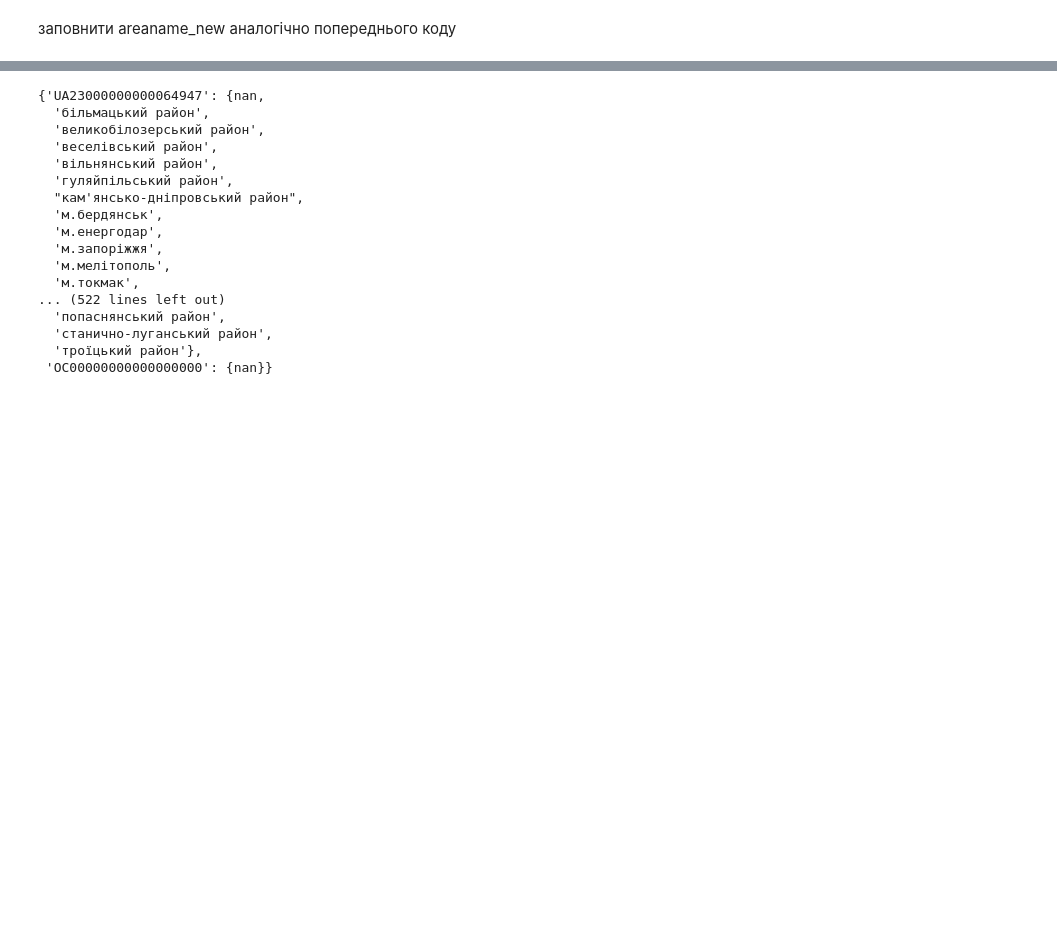
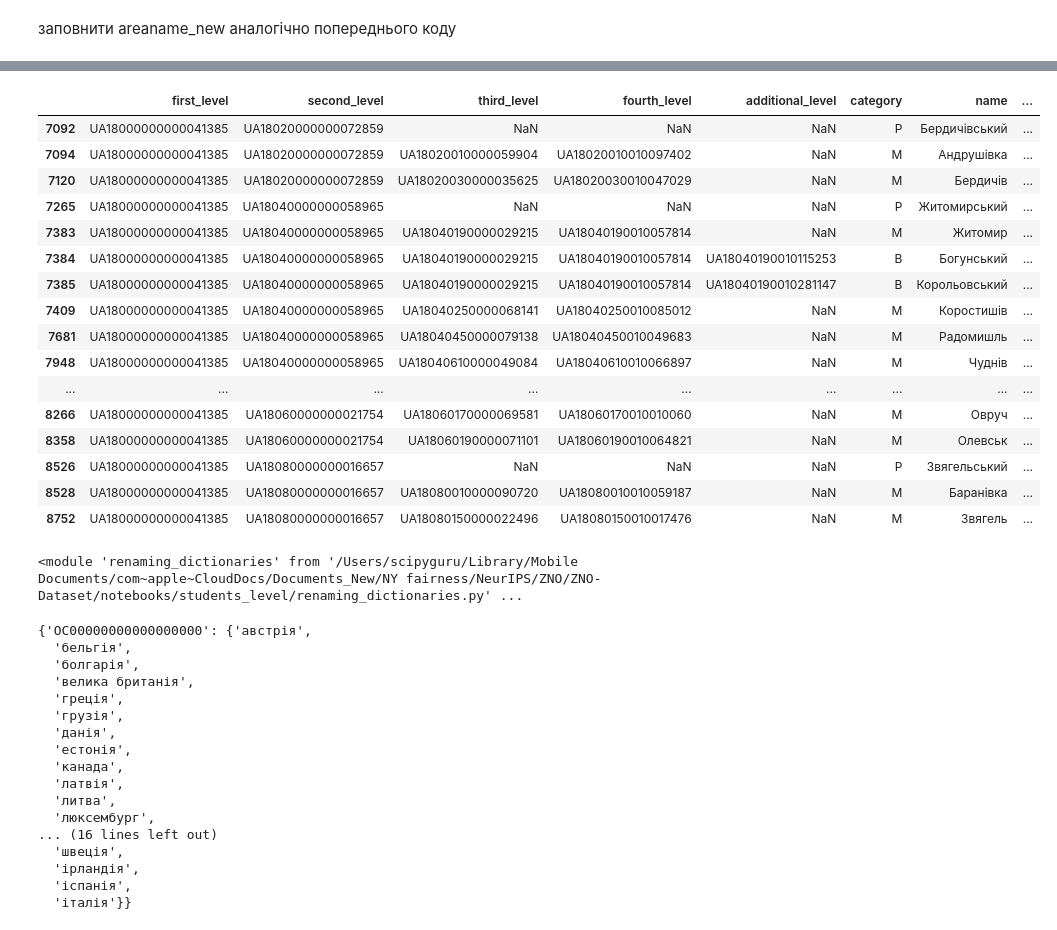
Before and after one commit to DataResponsibly/ZNO-Dataset, a Jupyter notebook: notebooks/students_level/locations.ipynb, the cells around one changed output, grey strips where cells are left out. Drawn from its saved outputs; the diff is of its cells as text; code cells hidden in the pictures; blank space fills up the shorter version.

```diff
--- a/notebooks/students_level/locations.ipynb
+++ b/notebooks/students_level/locations.ipynb
@@ -717,0 +802,24 @@ locations_KATOTTG23[locations_KATOTTG23.region_KATOTTG.isna()]
+# %%
+code2022[(code2022.first_level == 'UA18000000000041385')&(code2022.category.isin(['P','B', 'M']))]
+# %% [output]
+|  | first_level | second_level | third_level | fourth_level | additional_level | category | name | ... |
+| 7092 | UA18000000000041385 | UA18020000000072859 | NaN | NaN | NaN | P | Бердичівський | ... |
+| 7094 | UA18000000000041385 | UA18020000000072859 | UA18020010000059904 | UA18020010010097402 | NaN | M | Андрушівка | ... |
+| 7120 | UA18000000000041385 | UA18020000000072859 | UA18020030000035625 | UA18020030010047029 | NaN | M | Бердичів | ... |
+| 7265 | UA18000000000041385 | UA18040000000058965 | NaN | NaN | NaN | P | Житомирський | ... |
+| 7383 | UA18000000000041385 | UA18040000000058965 | UA18040190000029215 | UA18040190010057814 | NaN | M | Житомир | ... |
+| 7384 | UA18000000000041385 | UA18040000000058965 | UA18040190000029215 | UA18040190010057814 | UA18040190010115253 | B | Богунський | ... |
+| 7385 | UA18000000000041385 | UA18040000000058965 | UA18040190000029215 | UA18040190010057814 | UA18040190010281147 | B | Корольовський | ... |
+| 7409 | UA18000000000041385 | UA18040000000058965 | UA18040250000068141 | UA18040250010085012 | NaN | M | Коростишів | ... |
+| 7681 | UA18000000000041385 | UA18040000000058965 | UA18040450000079138 | UA18040450010049683 | NaN | M | Радомишль | ... |
+| 7948 | UA18000000000041385 | UA18040000000058965 | UA18040610000049084 | UA18040610010066897 | NaN | M | Чуднів | ... |
+| ... | ... | ... | ... | ... | ... | ... | ... | ... |
+| 8266 | UA18000000000041385 | UA18060000000021754 | UA18060170000069581 | UA18060170010010060 | NaN | M | Овруч | ... |
+| 8358 | UA18000000000041385 | UA18060000000021754 | UA18060190000071101 | UA18060190010064821 | NaN | M | Олевськ | ... |
+| 8526 | UA18000000000041385 | UA18080000000016657 | NaN | NaN | NaN | P | Звягельський | ... |
+| 8528 | UA18000000000041385 | UA18080000000016657 | UA18080010000090720 | UA18080010010059187 | NaN | M | Баранівка | ... |
+| 8752 | UA18000000000041385 | UA18080000000016657 | UA18080150000022496 | UA18080150010017476 | NaN | M | Звягель | ... |
+# %%
+importlib.reload(renam)
+# %% [output]
+<module 'renaming_dictionaries' from '/Users/scipyguru/Library/Mobile Documents/com~apple~CloudDocs/Documents_New/NY fairness/NeurIPS/ZNO/ZNO-Dataset/notebooks/students_level/renaming_dictionaries.py' ...
@@ -718,25 +830,25 @@ locations_KATOTTG23[locations_KATOTTG23.region_KATOTTG.isna()]
 # %%
 troubles = {}
 for reg in locations_KATOTTG23.region_KATOTTG.unique():
-    trouble = set(locations_KATOTTG23[(locations_KATOTTG23.region_KATOTTG == reg)].areaname_new.str.lower())-set(code2022[(code2022.first_level == reg)&(code2022.category.isin(['P','B']))].name_KOATUU.str.lower())
+    trouble = set(locations_KATOTTG23[(locations_KATOTTG23.region_KATOTTG == reg)].areaname_new.str.lower())-set(code2022[(code2022.first_level == reg)&(code2022.category.isin(['P','B', 'M']))].name_KOATUU.str.lower())
     if trouble:
         troubles[reg] = trouble
 troubles
 # %% [output]
-{'UA23000000000064947': {nan,
-  'більмацький район',
-  'великобілозерський район',
-  'веселівський район',
-  'вільнянський район',
-  'гуляйпільський район',
-  "кам'янсько-дніпровський район",
-  'м.бердянськ',
-  'м.енергодар',
-  'м.запоріжжя',
-  'м.мелітополь',
-  'м.токмак',
-... (522 lines left out)
-  'попаснянський район',
-  'станично-луганський район',
-  'троїцький район'},
- 'OC00000000000000000': {nan}}
+{'OC00000000000000000': {'австрія',
+  'бельгія',
+  'болгарія',
+  'велика британія',
+  'греція',
+  'грузія',
+  'данія',
+  'естонія',
+  'канада',
+  'латвія',
+  'литва',
+  'люксембург',
+... (16 lines left out)
+  'швеція',
+  'ірландія',
+  'іспанія',
+  'італія'}}
```
Also changed, not shown: parts of 60 cells of this notebook.
